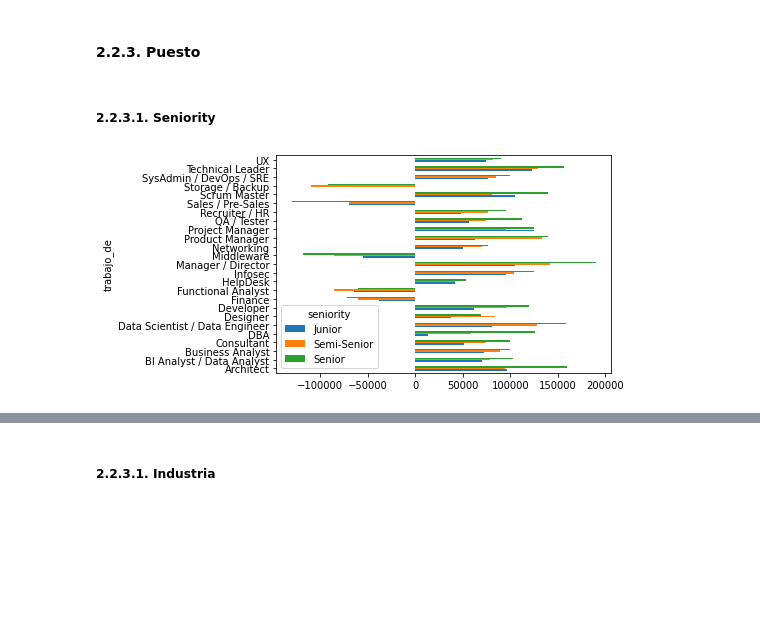
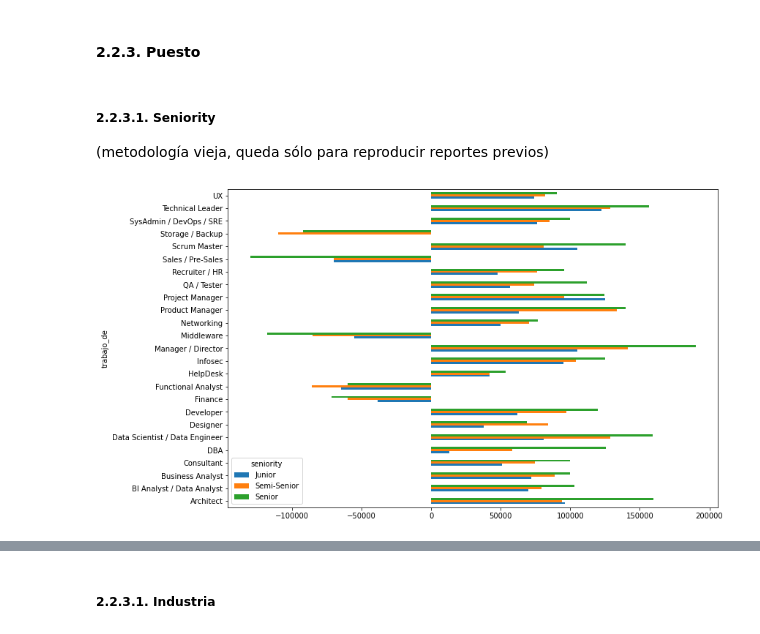
Before and after one commit to lucianacastro/openqube-sueldos, a Jupyter notebook: pipeline/data-analysis.ipynb, the cells around one changed output, grey strips where cells are left out. Drawn from its saved outputs; the diff is of its cells as text; code cells hidden in the pictures; blank space fills up the shorter version.

```diff
--- a/pipeline/data-analysis.ipynb
+++ b/pipeline/data-analysis.ipynb
@@ -987,39 +989,42 @@ display(df)
 #### 2.2.3. Puesto
 # %% [markdown]
 ##### 2.2.3.1. Seniority
+
+(metodología vieja, queda sólo para reproducir reportes previos)
 # %%
 # Para este análisis se tendrá en cuenta el tamaño de la muestra, se marcarán como insuficientes los datos de aquellas que representen menos del 0.5% del total
 
 df = (
     dataframe["trabajo_de"]
     .value_counts(normalize=True, sort=True)
     .to_frame()
     .query("trabajo_de > 0.005")
 )
 
-chosen_roles = df.index
+chosen_roles = list(df.index)
 excluded_roles = {
     "VP / C-Level"
 }  # Excluído porque no contaba con todas las seniorities
 
 df = dataframe["trabajo_de"].value_counts(normalize=True, sort=True)
 candidate_roles = list(df[:26].index)
 top_roles = [r for r in candidate_roles if r not in excluded_roles]
 
 df = (
     dataframe.query("trabajo_de in @top_roles")
     .groupby(["trabajo_de", "seniority"])
     .median()
     .unstack("seniority")["salario_mensual_bruto_en_tu_moneda_local"]
     .fillna(0)
 )  # .sort_values(by=['salario_mensual_bruto_en_tu_moneda_local'], ascending=False)
 
 df.loc[
     df.eval("trabajo_de not in @chosen_roles"), ["Junior", "Semi-Senior", "Senior"]
 ] *= -1
 
-df.plot(kind="barh")
+plt.figure(figsize=(12, 8))
+df.plot(kind="barh", ax=plt.gca())
 charts["roles_seniority_salary_median"] = to_rechart(df[:30])
 # %% [output]
-[figure, old version]
+[figure, new version]
 [interactive output not drawn]
```
Also changed, not shown: parts of 9 cells of this notebook, 1 other file.
